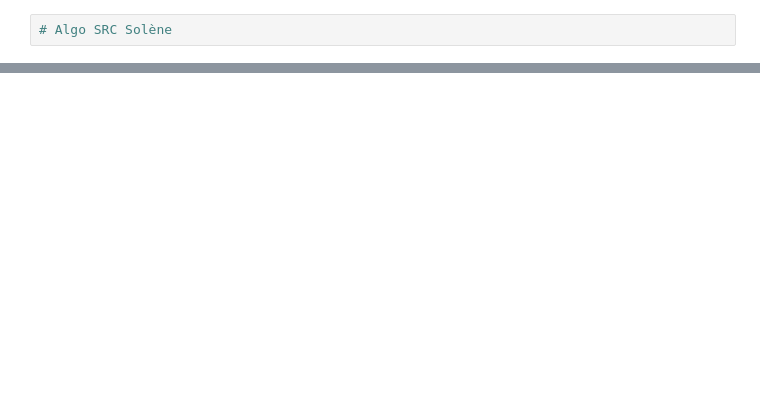
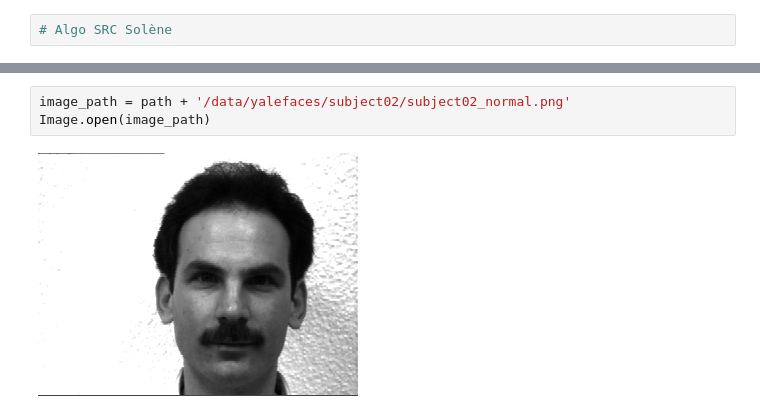
Before and after one commit to choslo/face_recognition, a Jupyter notebook: Face_Recognition.ipynb, the cells around one changed output, grey strips where cells are left out. Saved outputs shown, nothing was run; the diff lists cells and outputs as text; blank space fills up the shorter version.

```diff
--- a/Face_Recognition.ipynb
+++ b/Face_Recognition.ipynb
@@ -204,0 +855,5 @@ numpy.ndarray
+# %%
+image_path = path + '/data/yalefaces/subject02/subject02_normal.png'
+Image.open(image_path)
+# %% [output]
+[figure, added]
```
Also changed, not shown: parts of 71 cells of this notebook, 4 other files.
